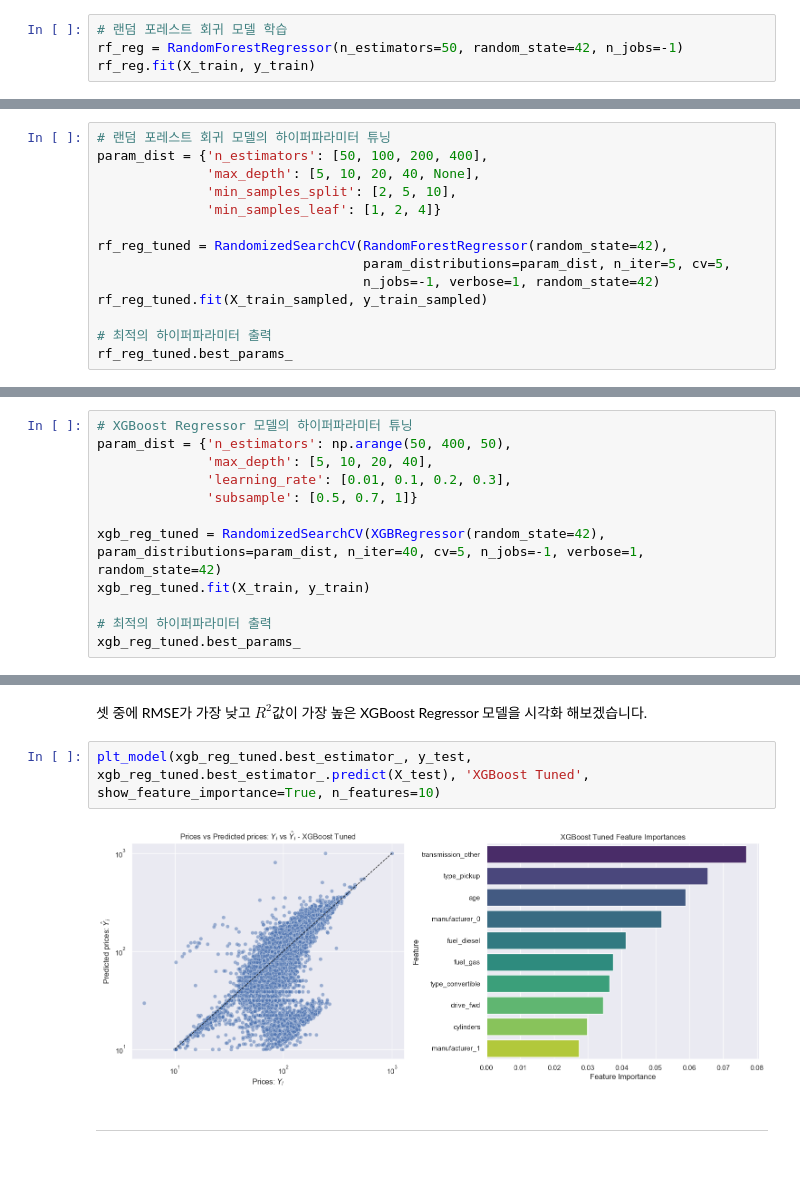
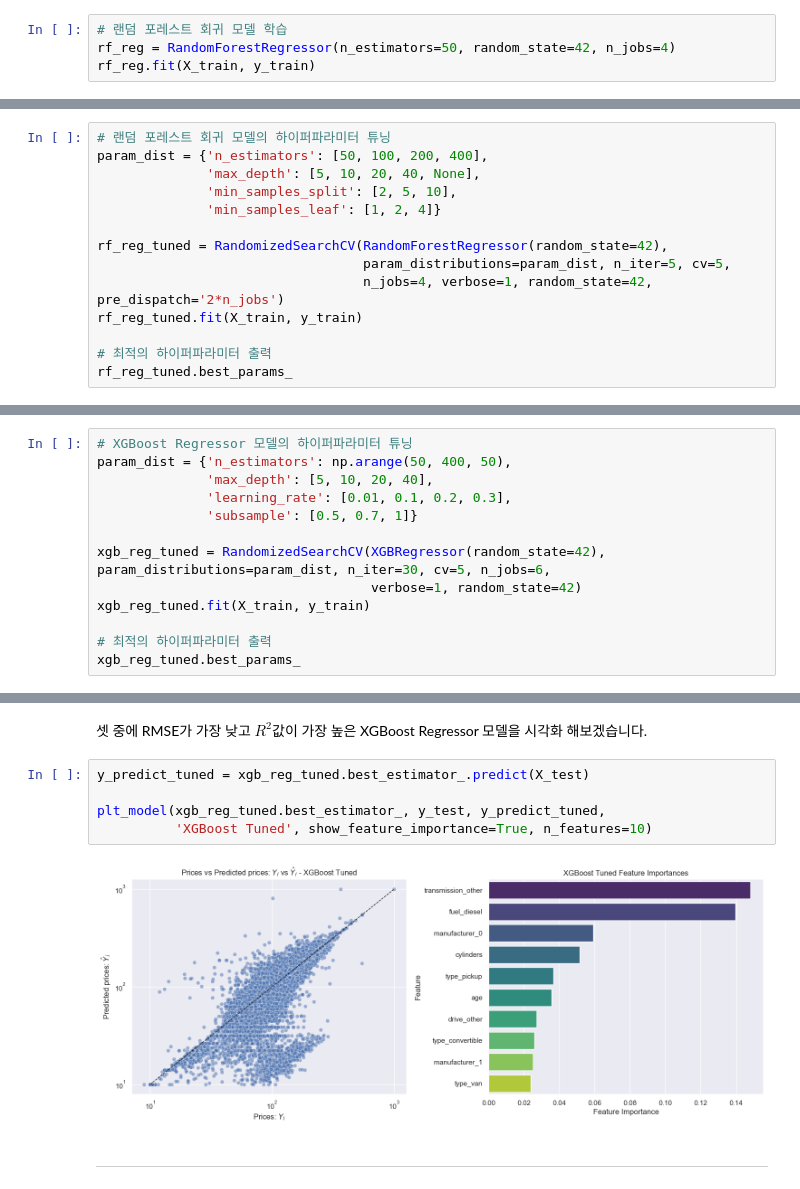
Before and after one commit to YuHan-J-Nam/2024_01_Intro_to_ML_Final, a Jupyter notebook: model_train_test.ipynb, the cells around one changed output, grey strips where cells are left out. Saved outputs shown, nothing was run; the diff lists cells and outputs as text.

```diff
--- a/model_train_test.ipynb
+++ b/model_train_test.ipynb
@@ -297,6 +298,6 @@ plt_model(lin_reg_num_cols, y_test, y_test_pred_lin_reg_num_cols, 'Linear Regres
 ### 2. Random Forest Regression Model
 # %%
 # 랜덤 포레스트 회귀 모델 학습
-rf_reg = RandomForestRegressor(n_estimators=50, random_state=42, n_jobs=-1)
+rf_reg = RandomForestRegressor(n_estimators=50, random_state=42, n_jobs=4)
 rf_reg.fit(X_train, y_train)
 # %% [output]
@@ -444,8 +445,8 @@ param_dist = {'n_estimators': [50, 100, 200, 400],
 
 rf_reg_tuned = RandomizedSearchCV(RandomForestRegressor(random_state=42),
                                   param_distributions=param_dist, n_iter=5, cv=5,
-                                  n_jobs=-1, verbose=1, random_state=42)
-rf_reg_tuned.fit(X_train_sampled, y_train_sampled)
+                                  n_jobs=4, verbose=1, random_state=42, pre_dispatch='2*n_jobs')
+rf_reg_tuned.fit(X_train, y_train)
 
 # 최적의 하이퍼파라미터 출력
 rf_reg_tuned.best_params_
@@ -492,7 +494,8 @@ param_dist = {'n_estimators': np.arange(50, 400, 50),
               'learning_rate': [0.01, 0.1, 0.2, 0.3],
               'subsample': [0.5, 0.7, 1]}
 
-xgb_reg_tuned = RandomizedSearchCV(XGBRegressor(random_state=42), param_distributions=param_dist, n_iter=40, cv=5, n_jobs=-1, verbose=1, random_state=42)
+xgb_reg_tuned = RandomizedSearchCV(XGBRegressor(random_state=42), param_distributions=param_dist, n_iter=30, cv=5, n_jobs=6,
+                                   verbose=1, random_state=42)
 xgb_reg_tuned.fit(X_train, y_train)
 
 # 최적의 하이퍼파라미터 출력
@@ -520,8 +525,11 @@ eval_all_metrics_df.loc[['Ridge', 'Random Forest Tuned', 'KNN Tuned', 'XGBoost T
 # %% [markdown]
 셋 중에 RMSE가 가장 낮고 $R^2$값이 가장 높은 XGBoost Regressor 모델을 시각화 해보겠습니다.
 # %%
-plt_model(xgb_reg_tuned.best_estimator_, y_test, xgb_reg_tuned.best_estimator_.predict(X_test), 'XGBoost Tuned', show_feature_importance=True, n_features=10)
+y_predict_tuned = xgb_reg_tuned.best_estimator_.predict(X_test)
+
+plt_model(xgb_reg_tuned.best_estimator_, y_test, y_predict_tuned,
+          'XGBoost Tuned', show_feature_importance=True, n_features=10)
 # %% [output]
-[figure, old version]
+[figure, new version]
 # %% [markdown]
 ---
```
Also changed, not shown: parts of 31 cells of this notebook.
